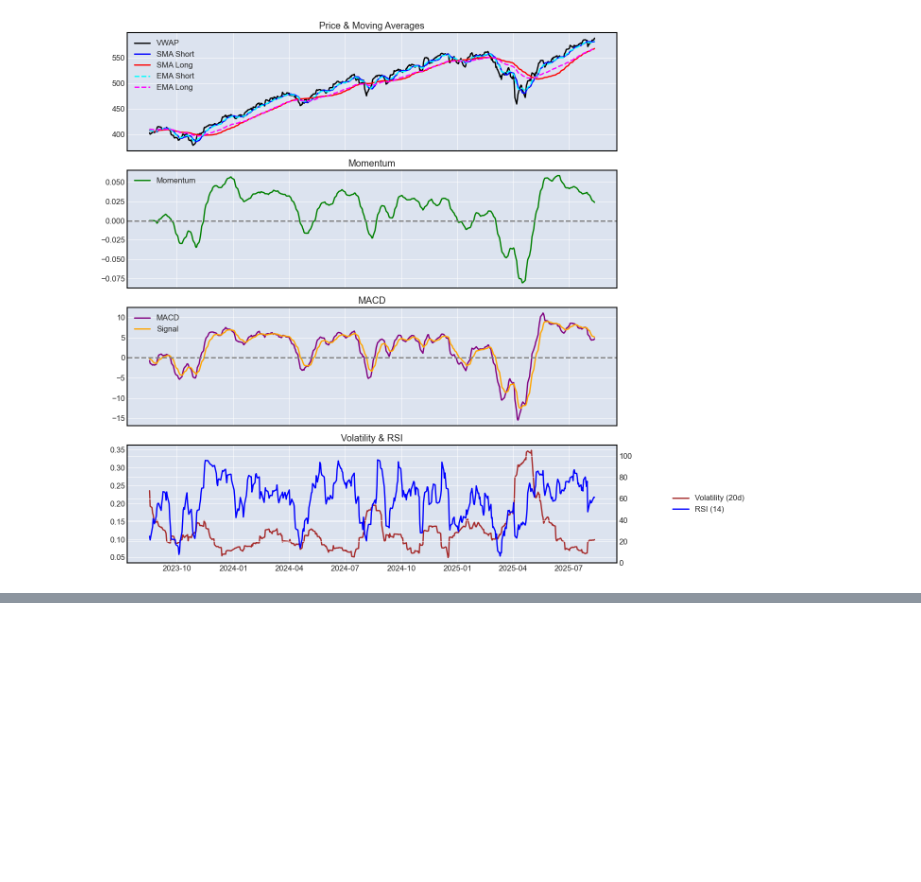
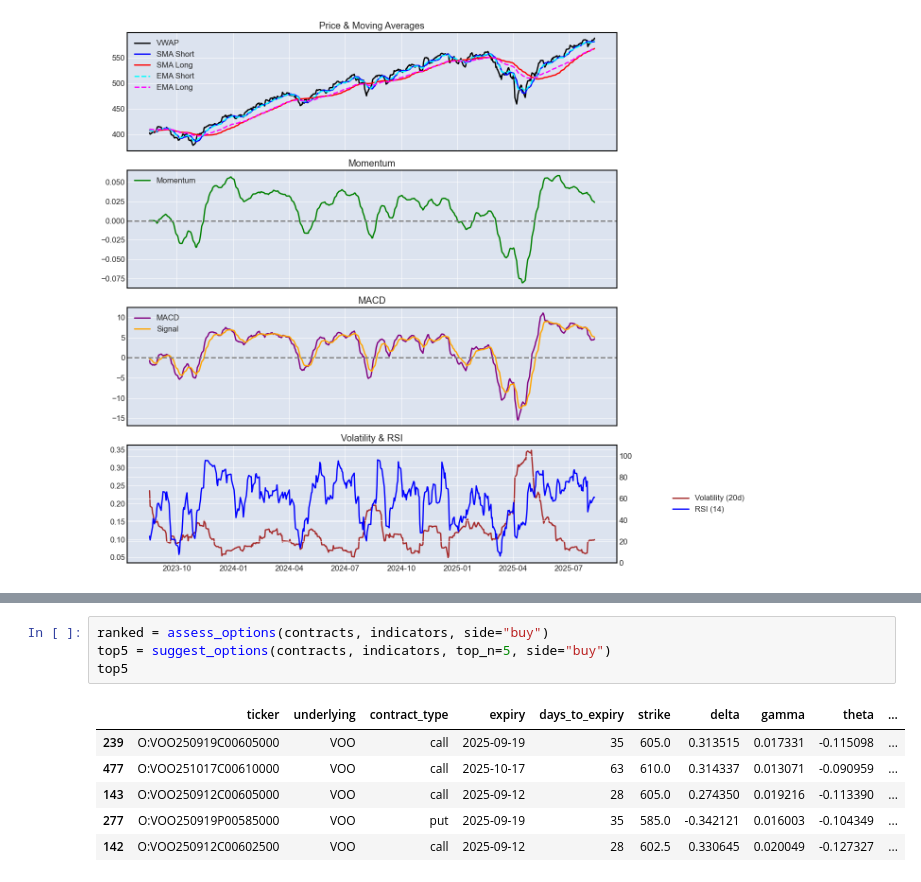
Before and after one commit to mkovacevich18/stonks, a Jupyter notebook: notebooks/options.ipynb, the cells around one changed output, grey strips where cells are left out. Drawn from its saved outputs; the diff is of its cells as text; blank space fills up the shorter version.

```diff
--- a/notebooks/options.ipynb
+++ b/notebooks/options.ipynb
@@ -762,0 +720,11 @@ def plot_indicators(indicators_df):
+# %%
+ranked = assess_options(contracts, indicators, side="buy")
+top5 = suggest_options(contracts, indicators, top_n=5, side="buy")
+top5
+# %% [output]
+|  | ticker | underlying | contract_type | expiry | days_to_expiry | strike | delta | gamma | theta | ... |
+| 239 | O:VOO250919C00605000 | VOO | call | 2025-09-19 | 35 | 605.0 | 0.313515 | 0.017331 | -0.115098 | ... |
+| 477 | O:VOO251017C00610000 | VOO | call | 2025-10-17 | 63 | 610.0 | 0.314337 | 0.013071 | -0.090959 | ... |
+| 143 | O:VOO250912C00605000 | VOO | call | 2025-09-12 | 28 | 605.0 | 0.274350 | 0.019216 | -0.113390 | ... |
+| 277 | O:VOO250919P00585000 | VOO | put | 2025-09-19 | 35 | 585.0 | -0.342121 | 0.016003 | -0.104349 | ... |
+| 142 | O:VOO250912C00602500 | VOO | call | 2025-09-12 | 28 | 602.5 | 0.330645 | 0.020049 | -0.127327 | ... |
```
Also changed, not shown: parts of 8 cells of this notebook.
